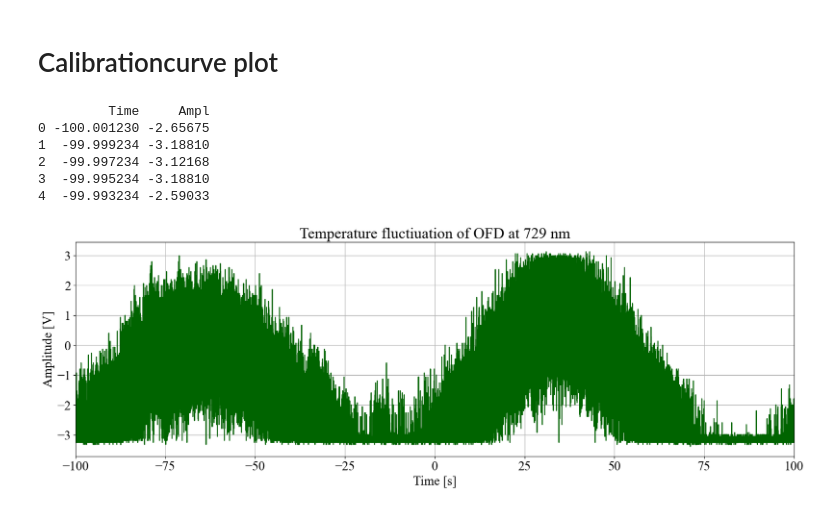
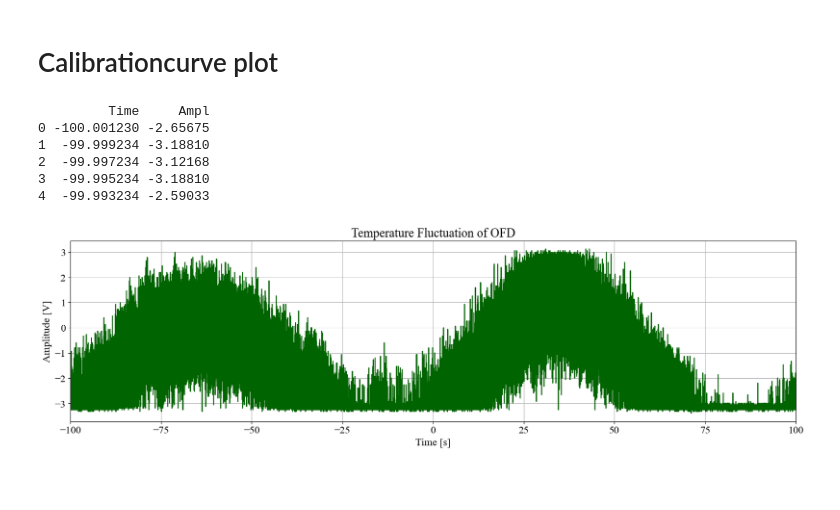
Before and after one commit to gravity225/UltraColdIons-Blockcourse, a Jupyter notebook: Datenanalysis_PSD/Plot_calibrationcurve.ipynb, the cells around one changed output. Drawn from its saved outputs; the diff is of its cells as text; code cells hidden in the pictures; blank space fills up the shorter version.

```diff
--- a/Datenanalysis_PSD/Plot_calibrationcurve.ipynb
+++ b/Datenanalysis_PSD/Plot_calibrationcurve.ipynb
@@ -6,36 +6,40 @@ import matplotlib.pyplot as plt
 
 plt.rcParams['font.family'] = 'serif'
 plt.rcParams['font.serif'] = ['Times New Roman']
-plt.rcParams['font.size'] = 20
+plt.rcParams['font.size'] = 16
 
 
 # Replace with your actual Parquet file path
 file_path = 'C:\\Users\\samse\\Desktop\\Blockkurs\\07-UltracoldIons\\Repository\\Datenanalysis_PSD\\ParquetData\\calibrationcurve_fixed_frequency.parquet'
 
 # Read the Parquet file
 df = pd.read_parquet(file_path)
 
 # Display the first few rows to confirm
 print(df.head())
 
 # Assume the first two columns are x and y
 x_column = df.columns[0]
 y_column = df.columns[1]
 
 # Plot the data
-plt.figure(figsize=(20, 6))
+plt.figure(figsize=(20, 5))
 plt.plot(df[x_column], df[y_column], color='#006400')
 plt.xlabel("Time [s]")
 plt.ylabel("Amplitude [V]")
-plt.title('Temperature fluctiuation of OFD at 729 nm')
+plt.title('Temperature Fluctuation of OFD')
 plt.grid(True)
 plt.xlim(-100,100)
+
+
+plt.savefig("C:\\Users\\samse\\Desktop\\Blockkurs\\07-UltracoldIons\\Bericht\\ALLPLOTS_SVG\\Fluctuation.svg", dpi=300, bbox_inches='tight')
+plt.savefig("C:\\Users\\samse\\Desktop\\Blockkurs\\07-UltracoldIons\\Bericht\\ALLPLOTS_PNG\\Fluctuation.png", dpi=300, bbox_inches='tight')
 plt.show()
 # %% [output]
          Time     Ampl
 0 -100.001230 -2.65675
 1  -99.999234 -3.18810
 2  -99.997234 -3.12168
 3  -99.995234 -3.18810
 4  -99.993234 -2.59033
-[figure, old version]
+[figure, new version]
```
